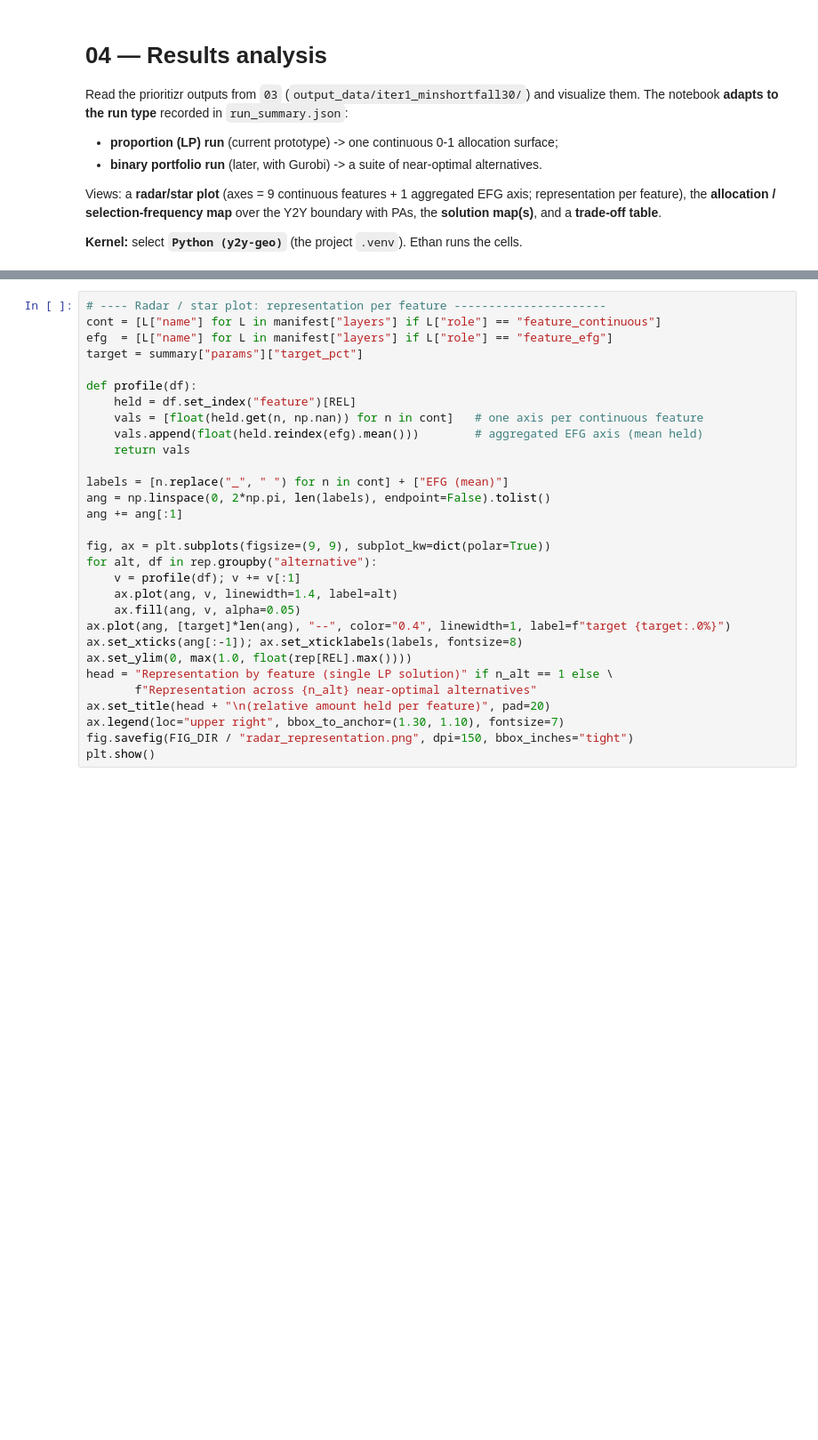
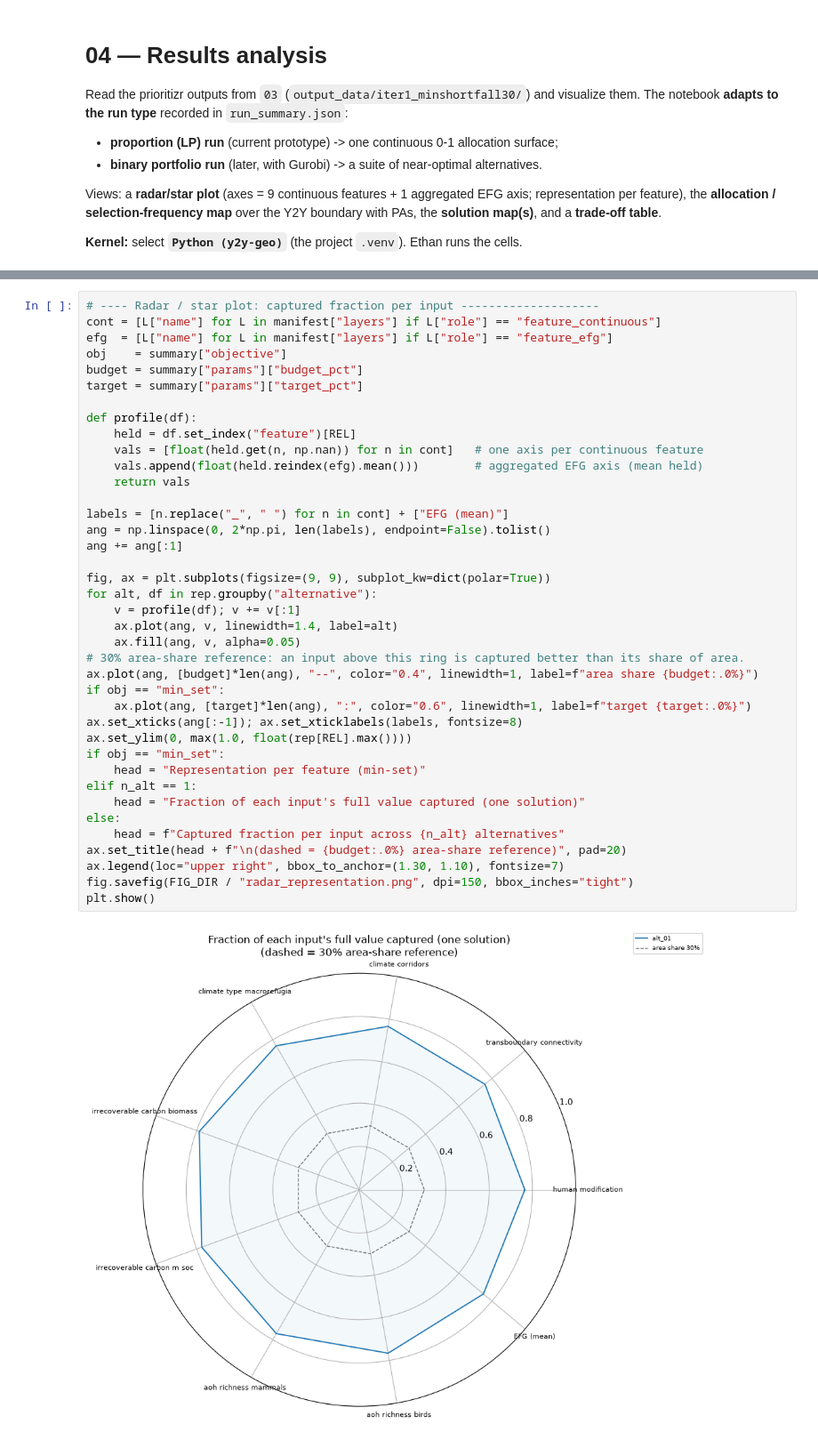
Before and after one commit to bermane/y2y-spatial-optimization, a Jupyter notebook: 04_results_analysis.ipynb, the cells around one changed output, grey strips where cells are left out. Shown at 89% size. Saved outputs shown, nothing was run; the diff lists cells and outputs as text; blank space fills up the shorter version.

```diff
--- a/04_results_analysis.ipynb
+++ b/04_results_analysis.ipynb
@@ -74,33 +81,44 @@ else:
 # %%
-# ---- Radar / star plot: representation per feature ----------------------
+# ---- Radar / star plot: captured fraction per input --------------------
 cont = [L["name"] for L in manifest["layers"] if L["role"] == "feature_continuous"]
 efg  = [L["name"] for L in manifest["layers"] if L["role"] == "feature_efg"]
+obj    = summary["objective"]
+budget = summary["params"]["budget_pct"]
 target = summary["params"]["target_pct"]
 
 def profile(df):
     held = df.set_index("feature")[REL]
     vals = [float(held.get(n, np.nan)) for n in cont]   # one axis per continuous feature
     vals.append(float(held.reindex(efg).mean()))        # aggregated EFG axis (mean held)
     return vals
 
 labels = [n.replace("_", " ") for n in cont] + ["EFG (mean)"]
 ang = np.linspace(0, 2*np.pi, len(labels), endpoint=False).tolist()
 ang += ang[:1]
 
 fig, ax = plt.subplots(figsize=(9, 9), subplot_kw=dict(polar=True))
 for alt, df in rep.groupby("alternative"):
     v = profile(df); v += v[:1]
     ax.plot(ang, v, linewidth=1.4, label=alt)
     ax.fill(ang, v, alpha=0.05)
-ax.plot(ang, [target]*len(ang), "--", color="0.4", linewidth=1, label=f"target {target:.0%}")
+# 30% area-share reference: an input above this ring is captured better than its share of area.
+ax.plot(ang, [budget]*len(ang), "--", color="0.4", linewidth=1, label=f"area share {budget:.0%}")
+if obj == "min_set":
+    ax.plot(ang, [target]*len(ang), ":", color="0.6", linewidth=1, label=f"target {target:.0%}")
 ax.set_xticks(ang[:-1]); ax.set_xticklabels(labels, fontsize=8)
 ax.set_ylim(0, max(1.0, float(rep[REL].max())))
-head = "Representation by feature (single LP solution)" if n_alt == 1 else \
-       f"Representation across {n_alt} near-optimal alternatives"
-ax.set_title(head + "\n(relative amount held per feature)", pad=20)
+if obj == "min_set":
+    head = "Representation per feature (min-set)"
+elif n_alt == 1:
+    head = "Fraction of each input's full value captured (one solution)"
+else:
+    head = f"Captured fraction per input across {n_alt} alternatives"
+ax.set_title(head + f"\n(dashed = {budget:.0%} area-share reference)", pad=20)
 ax.legend(loc="upper right", bbox_to_anchor=(1.30, 1.10), fontsize=7)
 fig.savefig(FIG_DIR / "radar_representation.png", dpi=150, bbox_inches="tight")
 plt.show()
+# %% [output]
+[figure, added]
 # %%
 # ---- Allocation / selection-frequency map -------------------------------
 boundary = gpd.read_file(CORRIDOR_REF).to_crs(TARGET_CRS)
```
Also changed, not shown: parts of 12 cells of this notebook, 3 other files.
